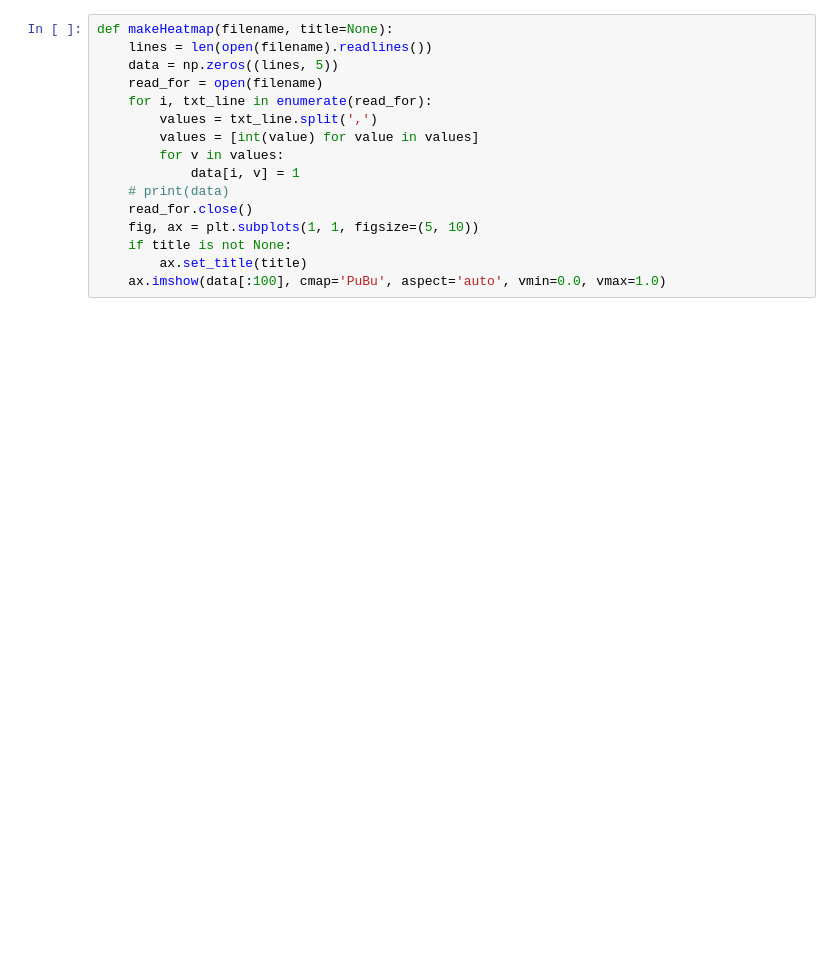
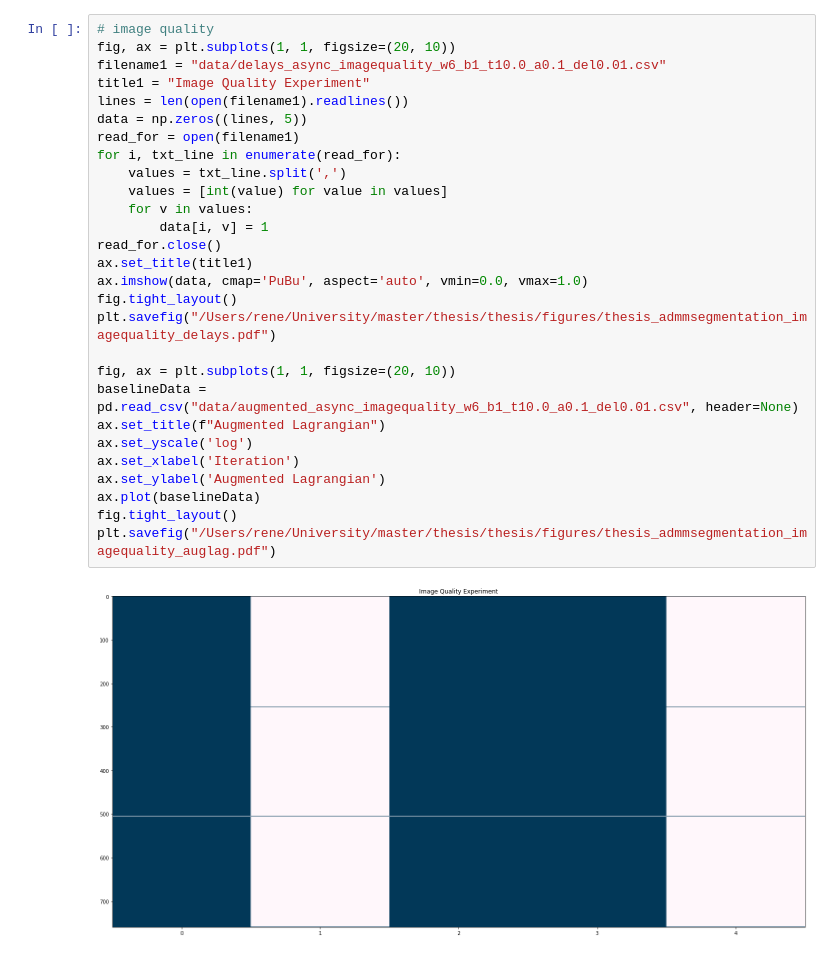
Before and after one commit to filipre/master-experiments, a Jupyter notebook: admm-segmentation/visualizations.ipynb, the cells around one changed output. Drawn from its saved outputs; the diff is of its cells as text; blank space fills up the shorter version.

```diff
--- a/admm-segmentation/visualizations.ipynb
+++ b/admm-segmentation/visualizations.ipynb
@@ -9,16 +83,30 @@ Populating the interactive namespace from numpy and matplotlib
 # %%
-def makeHeatmap(filename, title=None):
-    lines = len(open(filename).readlines())
-    data = np.zeros((lines, 5))
-    read_for = open(filename)
-    for i, txt_line in enumerate(read_for):
-        values = txt_line.split(',')
-        values = [int(value) for value in values]
-        for v in values:
-            data[i, v] = 1
-    # print(data)
-    read_for.close()
-    fig, ax = plt.subplots(1, 1, figsize=(5, 10))
-    if title is not None:
-        ax.set_title(title)
-    ax.imshow(data[:100], cmap='PuBu', aspect='auto', vmin=0.0, vmax=1.0)
+# image quality
+fig, ax = plt.subplots(1, 1, figsize=(20, 10))
+filename1 = "data/delays_async_imagequality_w6_b1_t10.0_a0.1_del0.01.csv"
+title1 = "Image Quality Experiment"
+lines = len(open(filename1).readlines())
+data = np.zeros((lines, 5))
+read_for = open(filename1)
+for i, txt_line in enumerate(read_for):
+    values = txt_line.split(',')
+    values = [int(value) for value in values]
+    for v in values:
+        data[i, v] = 1
+read_for.close()
+ax.set_title(title1)
+ax.imshow(data, cmap='PuBu', aspect='auto', vmin=0.0, vmax=1.0)
+fig.tight_layout()
+plt.savefig("/Users/rene/University/master/thesis/thesis/figures/thesis_admmsegmentation_imagequality_delays.pdf")
+
+fig, ax = plt.subplots(1, 1, figsize=(20, 10))
+baselineData = pd.read_csv("data/augmented_async_imagequality_w6_b1_t10.0_a0.1_del0.01.csv", header=None)
+ax.set_title(f"Augmented Lagrangian")
+ax.set_yscale('log')
+ax.set_xlabel('Iteration')
+ax.set_ylabel('Augmented Lagrangian')
+ax.plot(baselineData)
+fig.tight_layout()
+plt.savefig("/Users/rene/University/master/thesis/thesis/figures/thesis_admmsegmentation_imagequality_auglag.pdf")
+# %% [output]
+[figure, added]
```
Also changed, not shown: parts of 8 cells of this notebook, 3 other files.
